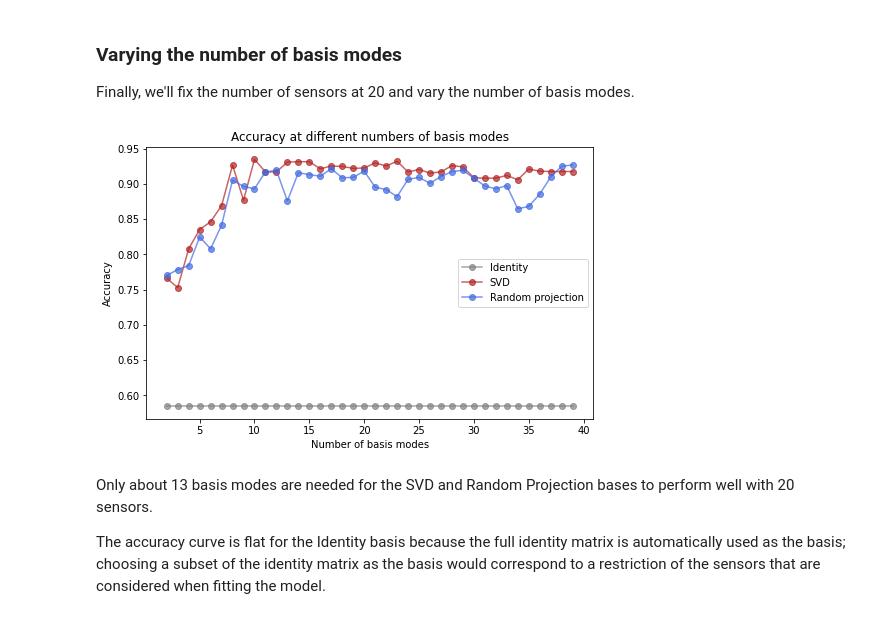
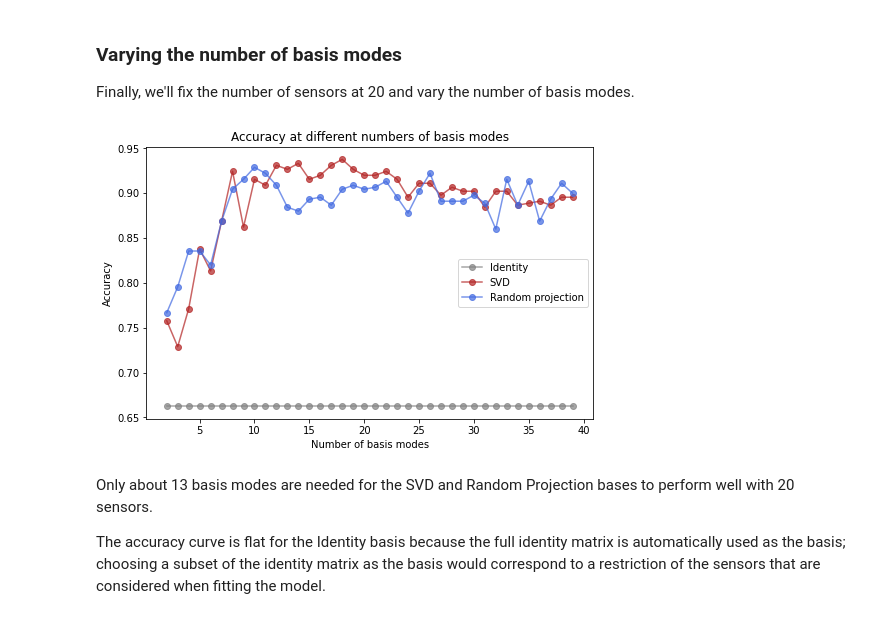
Before and after one commit to dynamicslab/pysensors, a Jupyter notebook: examples/classification.ipynb, the cells around one changed output. Drawn from its saved outputs; the diff is of its cells as text; code cells hidden in the pictures.

```diff
--- a/examples/classification.ipynb
+++ b/examples/classification.ipynb
@@ -40,6 +44,7 @@ plt.yticks([])
 plt.title('A selection from the 64-dimensional digits dataset')
 plt.show()
 
+X_train, X_test, y_train, y_test = train_test_split(X, y, test_size=0.25, random_state=random_state)
 print('Number of examples:', n_samples)
 # %% [output]
 [figure]
@@ -351,12 +361,12 @@ accuracy = []
 n_sensors = []
 
 for l1_penalty in l1_penalties:
-    model = SSPOC(threshold=threshold, l1_penalty=l1_penalty).fit(X, y)
+    model = SSPOC(threshold=threshold, l1_penalty=l1_penalty).fit(X_train, y_train)
     if model.n_sensors > 0:
-        y_pred = model.predict(X[:, model.selected_sensors])
+        y_pred = model.predict(X_test[:, model.selected_sensors])
     else:
-        y_pred = model.predict(X)
-    accuracy.append(metrics.accuracy_score(y, y_pred))
+        y_pred = model.predict(X_test)
+    accuracy.append(metrics.accuracy_score(y_test, y_pred))
     n_sensors.append(model.n_sensors)
 
 fig, axs = plt.subplots(1, 2, figsize=(12, 4))
@@ -384,22 +394,22 @@ classifiers = [
     ('LDA', LinearDiscriminantAnalysis()),
     ('Perceptron', Perceptron(penalty='elasticnet', alpha=0.1)),
     ('Logistic regression', LogisticRegression(C=10, max_iter=500, tol=1e-3)),
-    ('SGD', SGDClassifier(max_iter=5000, loss='modified_huber', random_state=0)),
+    ('SGD', SGDClassifier(max_iter=5000, loss='modified_huber', random_state=random_state)),
 ]
 
 fig, axs = plt.subplots(1, 4, figsize=(16, 4))
 
 for classifier, ax in zip(classifiers, axs):
     model = SSPOC(classifier=classifier[1], n_sensors=n_sensors, l1_penalty=l1_penalty)
-    model.fit(X, y, quiet=True)
+    model.fit(X_train, y_train, quiet=True)
 
     # Check accuracy on training set
-    y_pred = model.predict(X[:, model.selected_sensors])
+    y_pred = model.predict(X_test[:, model.selected_sensors])
 
     # Plot sensor locations
     plot_sensor_locations(model.selected_sensors, ax=ax)
     ax.set(
-        title=f"{classifier[0]} (acc. = {metrics.accuracy_score(y, y_pred):.3f})"
+        title=f"{classifier[0]} (acc. = {metrics.accuracy_score(y_test, y_pred):.3f})"
     )
 
 fig.tight_layout()
@@ -427,21 +437,25 @@ l1_penalty = 0.01
 names = ('Identity', 'SVD', 'Random projection')
 bases = (
     ps.basis.Identity(n_basis_modes=n_basis_modes),
-    ps.basis.SVD(n_basis_modes=n_basis_modes),
-    ps.basis.RandomProjection(n_basis_modes=n_basis_modes),
+    ps.basis.SVD(n_basis_modes=n_basis_modes, random_state=random_state),
+    ps.basis.RandomProjection(n_basis_modes=n_basis_modes, random_state=random_state),
 )
 
 accuracy = {name: [] for name in names}
 
 for basis, name in zip(bases, names):
-    model = SSPOC(basis=basis, l1_penalty=l1_penalty).fit(X, y, quiet=True)
+    model = SSPOC(basis=basis, l1_penalty=l1_penalty).fit(
+        X_train, y_train, quiet=True, random_state=random_state
+    )
 
     for n_sensors in n_sensors_array:
-        model.update_sensors(n_sensors=n_sensors, xy=(X, y), quiet=True)
+        model.update_sensors(n_sensors=n_sensors, xy=(X_train, y_train), quiet=True)
         if n_sensors == 0:
-            accuracy[name].append(metrics.accuracy_score(y, model.predict(X)))
+            accuracy[name].append(metrics.accuracy_score(y_test, model.predict(X_test)))
         else:
-            accuracy[name].append(metrics.accuracy_score(y, model.predict(X[:, model.selected_sensors])))
+            accuracy[name].append(
+                metrics.accuracy_score(y_test, model.predict(X_test[:, model.selected_sensors]))
+            )
 
 
 fig, ax = plt.subplots(1, 1, figsize=(8, 5))
@@ -462,33 +476,35 @@ Finally, we'll fix the number of sensors at 20 and vary the number of basis mode
 # %%
 n_sensors = 20
 n_basis_modes_array = np.arange(2, 40)
 
 bases = (
     ps.basis.Identity(n_basis_modes=63),
-    ps.basis.SVD(n_basis_modes=63),
-    ps.basis.RandomProjection(n_basis_modes=63),
+    ps.basis.SVD(n_basis_modes=63, random_state=random_state),
+    ps.basis.RandomProjection(n_basis_modes=63, random_state=random_state),
 )
 
 accuracy = {name: [] for name in names}
 
 for basis, name in zip(bases, names):
-    model = SSPOC(n_sensors=n_sensors, basis=basis, l1_penalty=l1_penalty).fit(X, y, quiet=True)
+    model = SSPOC(n_sensors=n_sensors, basis=basis, l1_penalty=l1_penalty).fit(
+        X_train, y_train, quiet=True, random_state=random_state
+    )
 
     for n_basis_modes in n_basis_modes_array:
-        model.update_n_basis_modes(n_basis_modes=n_basis_modes, xy=(X, y), quiet=True)
-        accuracy[name].append(metrics.accuracy_score(y, model.predict(X[:, model.selected_sensors])))
+        model.update_n_basis_modes(n_basis_modes=n_basis_modes, xy=(X_train, y_train), quiet=True)
+        accuracy[name].append(metrics.accuracy_score(y_test, model.predict(X_test[:, model.selected_sensors])))
 
 
 fig, ax = plt.subplots(1, 1, figsize=(8, 5))
 plot_kws = dict(alpha=0.7, marker="o", linestyle=None)
 
 for name, color in zip(names, colors):
     ax.plot(n_basis_modes_array, accuracy[name], color=color, label=name, **plot_kws)
 
 ax.set(xlabel='Number of basis modes', ylabel='Accuracy', title='Accuracy at different numbers of basis modes')
 ax.legend();
 # %% [output]
-[figure, old version]
+[figure, new version]
 # %% [markdown]
 Only about 13 basis modes are needed for the SVD and Random Projection bases to perform well with 20 sensors.
 
```
Also changed, not shown: parts of 22 cells of this notebook.
